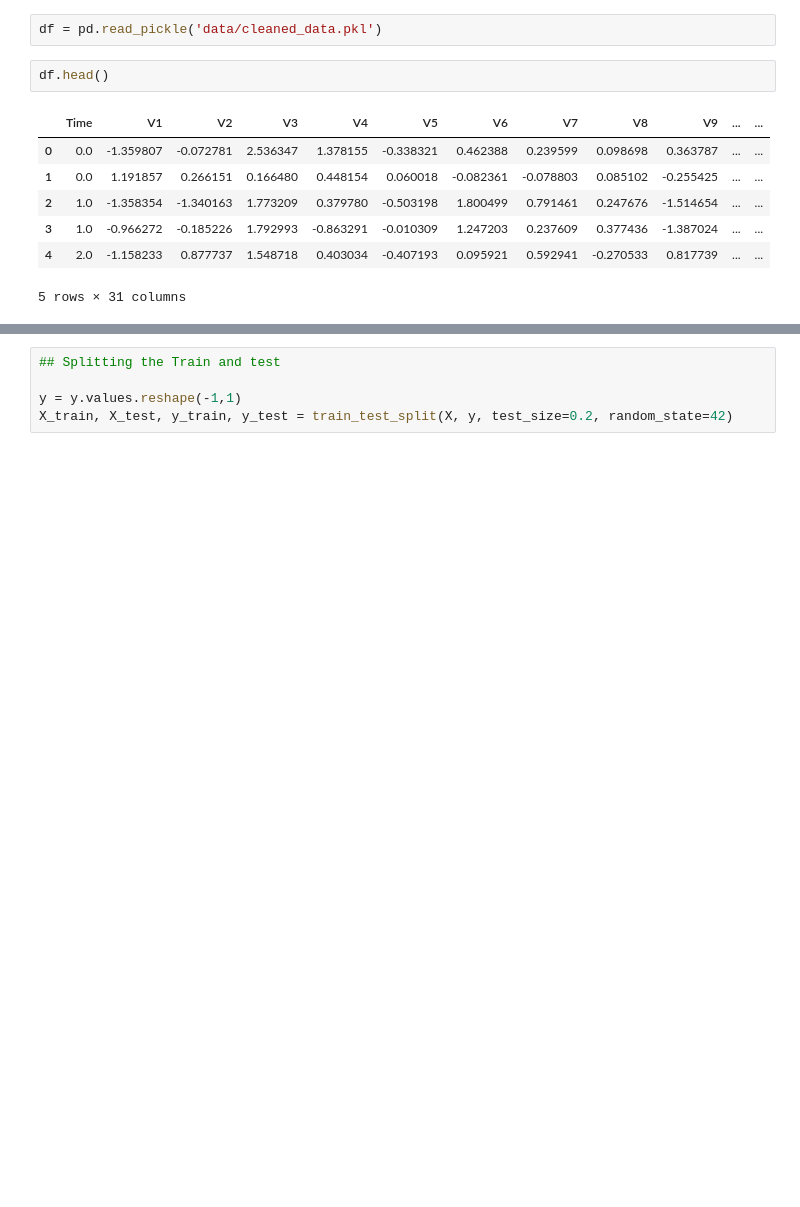
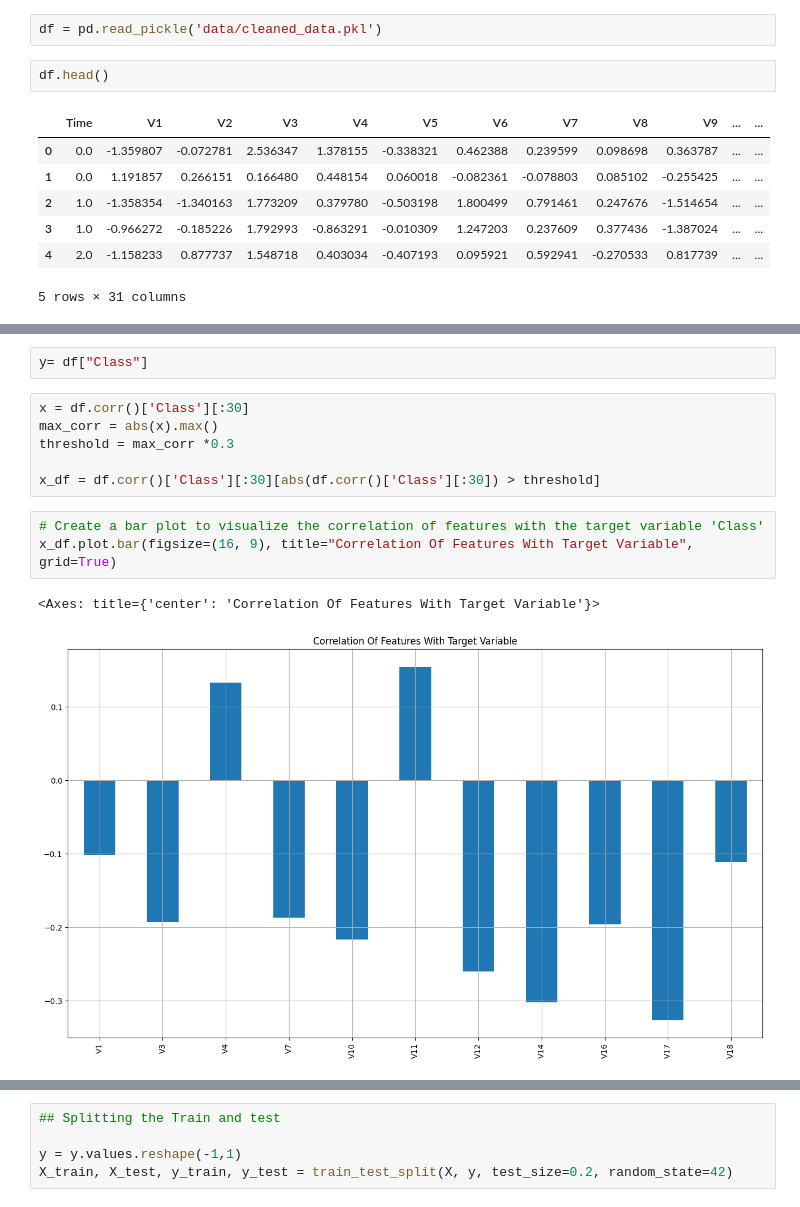
Before and after one commit to karankarann/CreditCard_FraudDetection, a Jupyter notebook: Model.ipynb, the cells around one changed output, grey strips where cells are left out. Cells and saved outputs as stored; diff of their text form; blank space fills up the shorter version.

```diff
--- a/Model.ipynb
+++ b/Model.ipynb
@@ -21,0 +38,14 @@ df.head()
+# %%
+y= df["Class"]
+# %%
+x = df.corr()['Class'][:30]
+max_corr = abs(x).max()
+threshold = max_corr *0.3
+
+x_df = df.corr()['Class'][:30][abs(df.corr()['Class'][:30]) > threshold]
+# %%
+# Create a bar plot to visualize the correlation of features with the target variable 'Class'
+x_df.plot.bar(figsize=(16, 9), title="Correlation Of Features With Target Variable", grid=True)
+# %% [output]
+<Axes: title={'center': 'Correlation Of Features With Target Variable'}>
+[figure, added]
```
Also changed, not shown: parts of 27 cells of this notebook.
